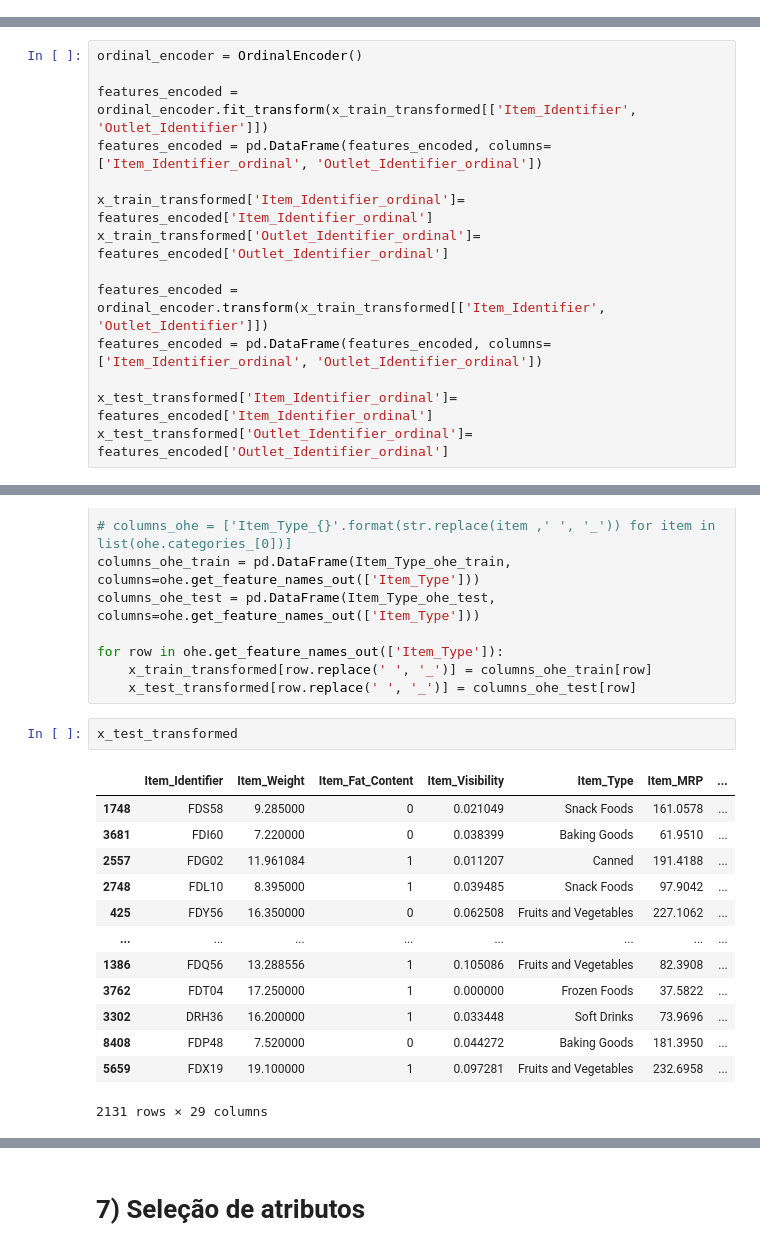
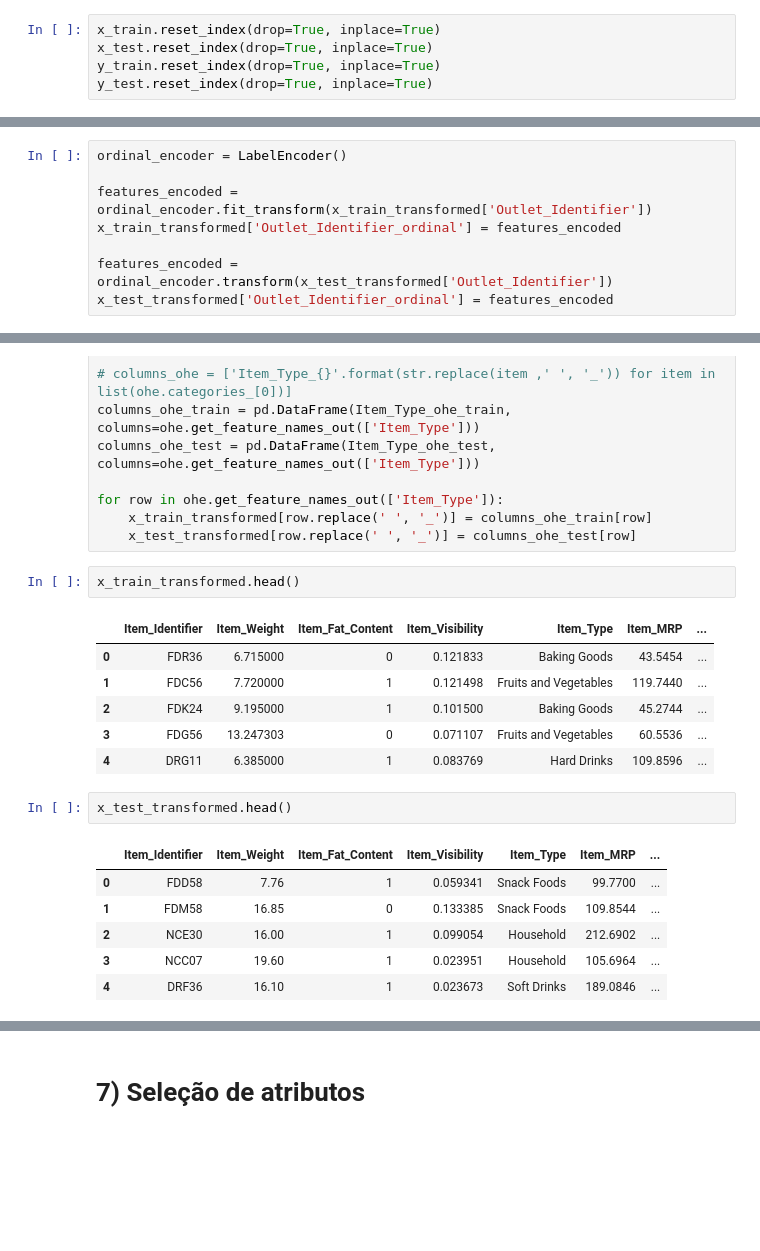
Before and after one commit to Krupique/mlops-projects, a Jupyter notebook: 02-bigmart_sales_prediction/notebook/demand_forecaster.ipynb, the cells around one changed output, grey strips where cells are left out. Cells and saved outputs as stored; diff of their text form; blank space fills up the shorter version.

Commit message:
Data Standardization

```diff
--- a/02-bigmart_sales_prediction/notebook/demand_forecaster.ipynb
+++ b/02-bigmart_sales_prediction/notebook/demand_forecaster.ipynb
@@ -209,6 +209,11 @@ features_columns = [
 target_column = ['Item_Outlet_Sales']
 # %%
 x_train, x_test, y_train, y_test = train_test_split(df_train_raw[features_columns], df_train_raw[target_column])
+# %%
+x_train.reset_index(drop=True, inplace=True)
+x_test.reset_index(drop=True, inplace=True)
+y_train.reset_index(drop=True, inplace=True)
+y_test.reset_index(drop=True, inplace=True)
 # %%
 display(x_train.head(3))
 display(x_test.head(3))
@@ -634,14 +636,8 @@ x_test_transformed
 # %%
-ordinal_encoder = OrdinalEncoder()
+ordinal_encoder = LabelEncoder()
 
-features_encoded = ordinal_encoder.fit_transform(x_train_transformed[['Item_Identifier', 'Outlet_Identifier']])
-features_encoded = pd.DataFrame(features_encoded, columns=['Item_Identifier_ordinal', 'Outlet_Identifier_ordinal'])
+features_encoded = ordinal_encoder.fit_transform(x_train_transformed['Outlet_Identifier'])
+x_train_transformed['Outlet_Identifier_ordinal'] = features_encoded
 
-x_train_transformed['Item_Identifier_ordinal']= features_encoded['Item_Identifier_ordinal']
-x_train_transformed['Outlet_Identifier_ordinal']= features_encoded['Outlet_Identifier_ordinal']
-
-features_encoded = ordinal_encoder.transform(x_train_transformed[['Item_Identifier', 'Outlet_Identifier']])
-features_encoded = pd.DataFrame(features_encoded, columns=['Item_Identifier_ordinal', 'Outlet_Identifier_ordinal'])
-
-x_test_transformed['Item_Identifier_ordinal']= features_encoded['Item_Identifier_ordinal']
-x_test_transformed['Outlet_Identifier_ordinal']= features_encoded['Outlet_Identifier_ordinal']
+features_encoded = ordinal_encoder.transform(x_test_transformed['Outlet_Identifier'])
+x_test_transformed['Outlet_Identifier_ordinal'] = features_encoded
@@ -658,19 +656,21 @@ columns_ohe_test = pd.DataFrame(Item_Type_ohe_test, columns=ohe.get_feature_name
 for row in ohe.get_feature_names_out(['Item_Type']):
     x_train_transformed[row.replace(' ', '_')] = columns_ohe_train[row]
     x_test_transformed[row.replace(' ', '_')] = columns_ohe_test[row]
+# %%
+x_train_transformed.head()
+# %% [output]
+|  | Item_Identifier | Item_Weight | Item_Fat_Content | Item_Visibility | Item_Type | Item_MRP | ... |
+| 0 | FDR36 | 6.715000 | 0 | 0.121833 | Baking Goods | 43.5454 | ... |
+| 1 | FDC56 | 7.720000 | 1 | 0.121498 | Fruits and Vegetables | 119.7440 | ... |
+| 2 | FDK24 | 9.195000 | 1 | 0.101500 | Baking Goods | 45.2744 | ... |
+| 3 | FDG56 | 13.247303 | 0 | 0.071107 | Fruits and Vegetables | 60.5536 | ... |
+| 4 | DRG11 | 6.385000 | 1 | 0.083769 | Hard Drinks | 109.8596 | ... |
 # %%
-x_test_transformed
+x_test_transformed.head()
 # %% [output]
 |  | Item_Identifier | Item_Weight | Item_Fat_Content | Item_Visibility | Item_Type | Item_MRP | ... |
-| 1748 | FDS58 | 9.285000 | 0 | 0.021049 | Snack Foods | 161.0578 | ... |
-| 3681 | FDI60 | 7.220000 | 0 | 0.038399 | Baking Goods | 61.9510 | ... |
-| 2557 | FDG02 | 11.961084 | 1 | 0.011207 | Canned | 191.4188 | ... |
-| 2748 | FDL10 | 8.395000 | 1 | 0.039485 | Snack Foods | 97.9042 | ... |
-| 425 | FDY56 | 16.350000 | 0 | 0.062508 | Fruits and Vegetables | 227.1062 | ... |
-| ... | ... | ... | ... | ... | ... | ... | ... |
-| 1386 | FDQ56 | 13.288556 | 1 | 0.105086 | Fruits and Vegetables | 82.3908 | ... |
-| 3762 | FDT04 | 17.250000 | 1 | 0.000000 | Frozen Foods | 37.5822 | ... |
-| 3302 | DRH36 | 16.200000 | 1 | 0.033448 | Soft Drinks | 73.9696 | ... |
-| 8408 | FDP48 | 7.520000 | 0 | 0.044272 | Baking Goods | 181.3950 | ... |
-| 5659 | FDX19 | 19.100000 | 1 | 0.097281 | Fruits and Vegetables | 232.6958 | ... |
+| 0 | FDD58 | 7.76 | 1 | 0.059341 | Snack Foods | 99.7700 | ... |
+| 1 | FDM58 | 16.85 | 0 | 0.133385 | Snack Foods | 109.8544 | ... |
+| 2 | NCE30 | 16.00 | 1 | 0.099054 | Household | 212.6902 | ... |
+| 3 | NCC07 | 19.60 | 1 | 0.023951 | Household | 105.6964 | ... |
+| 4 | DRF36 | 16.10 | 1 | 0.023673 | Soft Drinks | 189.0846 | ... |
-2131 rows × 29 columns
```
Also changed, not shown: parts of 27 cells of this notebook.
